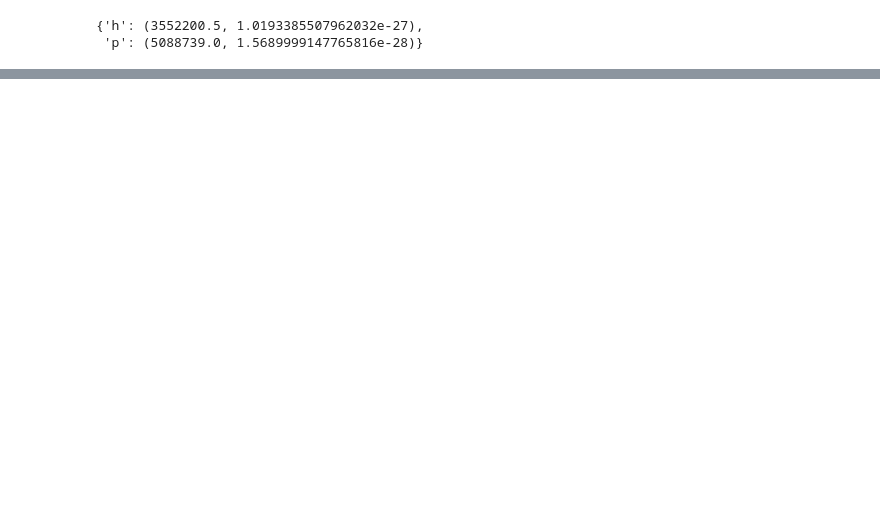
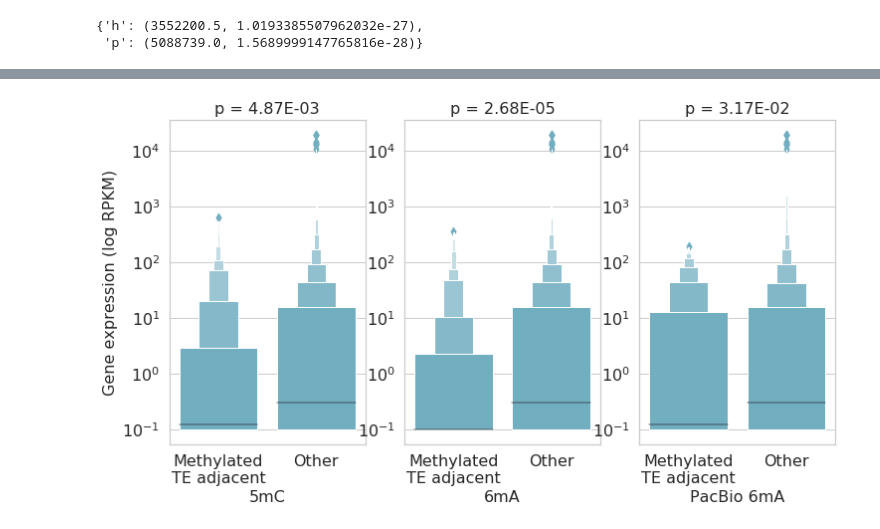
Before and after one commit to AnjuniPeiris/Honours_year, a Jupyter notebook: fisher/methylation/10_Methylation_plots.ipynb, the cells around one changed output, grey strips where cells are left out. Cells and saved outputs as stored; diff of their text form; code cells hidden in the pictures; blank space fills up the shorter version.

Commit message:
Added code for genes near transposons. 23/10/2018.

```diff
--- a/fisher/methylation/10_Methylation_plots.ipynb
+++ b/fisher/methylation/10_Methylation_plots.ipynb
@@ -36,14 +35,3 @@ DIRS['FIGURES'] = os.path.join(DIRS['BASE2'], 'figures')
 # make the dataframes for p and h
 h_contig_df = pd.read_csv(os.path.join(DIRS['FIGURES'], 'expression', 'rnaseq_methyl_df_h.tsv'),sep='\t')
 p_contig_df = pd.read_csv(os.path.join(DIRS['FIGURES'], 'expression', 'rnaseq_methyl_df_p.tsv'),sep='\t')
-# %%
-# fix gene types
-h_contig_df = h_contig_df.replace(to_replace='Effector', value='Candidate\neffectors')
-h_contig_df = h_contig_df.replace(to_replace='BUSCO', value='BUSCOs')
-h_contig_df = h_contig_df.replace(to_replace='Other genes', value='Other\ngenes')
-h_contig_df = h_contig_df.replace(to_replace='TE gene', value='TE genes')
-
-p_contig_df = p_contig_df.replace(to_replace='Effector', value='Candidate\neffectors')
-p_contig_df = p_contig_df.replace(to_replace='BUSCO', value='BUSCOs')
-p_contig_df = p_contig_df.replace(to_replace='Other genes', value='Other\ngenes')
-p_contig_df = p_contig_df.replace(to_replace='TE gene', value='TE genes')
@@ -792,0 +746,2 @@ te_gene_mwu_dict
+# %%
+order_2 = ['Methylated\nTE adjacent', 'Other']
@@ -792,0 +763,30 @@ te_gene_mwu_dict
+# %%
+#make the actual graph for h contig
+f, ax = plt.subplots(1, 3, figsize=(12,6))
+plt.style.use('fast')
+
+
+sns.boxenplot(y='UG_01', x='Top_5mC_Gene_TE', data=h_contig_df, order=order_2, ax=ax[0], color='c')
+ax[0].set_yscale("log")
+ax[0].set_ylabel('Gene expression (log RPKM)', fontsize=16)
+ax[0].set_xlabel('5mC', fontsize=16)
+ax[0].set_title('p = 4.87E-03', fontsize=16)
+plt.rc('xtick', labelsize=16)
+plt.rc('ytick', labelsize=16)
+
+sns.boxenplot(y='UG_01', x='Top_6mA_Gene_TE', data=h_contig_df, order=order_2, ax=ax[1], color='c')
+ax[1].set_yscale("log")
+ax[1].set_xlabel('6mA', fontsize=16)
+ax[1].set_ylabel(' ', fontsize=16)
+ax[1].set_title('p = 2.68E-05', fontsize=16)
+
+sns.boxenplot(y='UG_01', x='Top_6mA_pb_Gene_TE', data=h_contig_df, order=order_2, ax=ax[2], color='c')
+ax[2].set_yscale("log")
+ax[2].set_xlabel('PacBio 6mA', fontsize=16)
+ax[2].set_ylabel(' ', fontsize=16)
+ax[2].set_title('p = 3.17E-02', fontsize=16)
+
+
+plt.savefig(os.path.join(DIRS['FIGURES'], 'expression', 'gene_te_top_h.png'), bbox_inches='tight')
+# %% [output]
+[figure, added]
```
Also changed, not shown: parts of 63 cells of this notebook.
